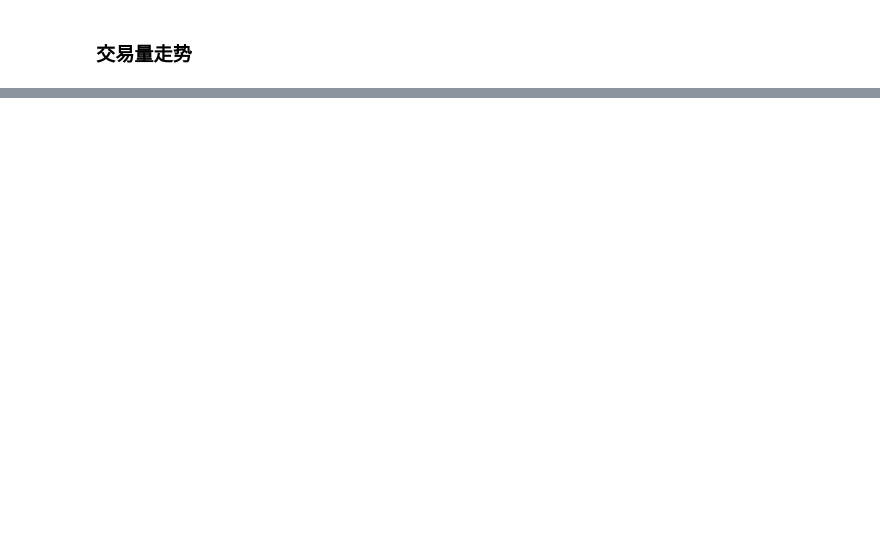
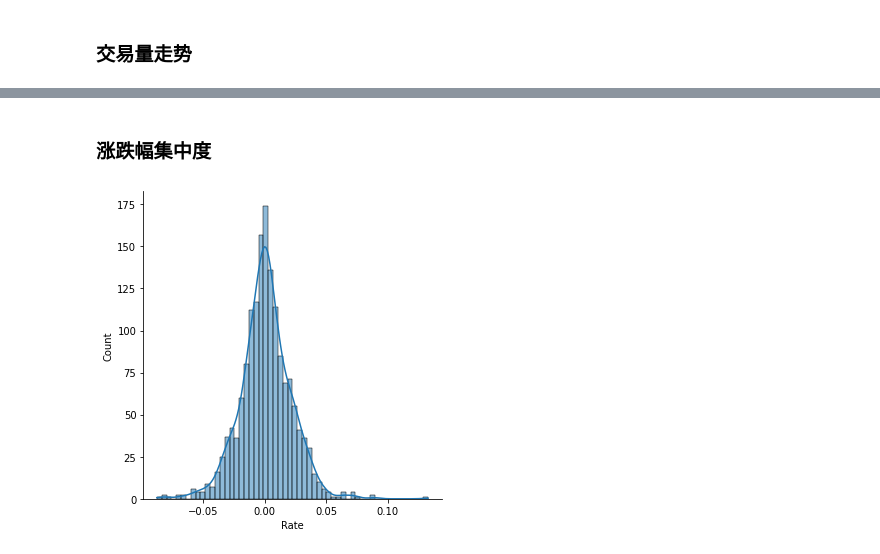
Before and after one commit to yves1012/Iridescent, a Jupyter notebook: Data Analysis/股票市场分析.ipynb, the cells around one changed output, grey strips where cells are left out. Saved outputs shown, nothing was run; the diff lists cells and outputs as text; code cells hidden in the pictures; blank space fills up the shorter version.

```diff
--- a/Data Analysis/股票市场分析.ipynb
+++ b/Data Analysis/股票市场分析.ipynb
@@ -89,0 +105,7 @@ plt.show()
+# %% [markdown]
+### 涨跌幅集中度
+# %%
+sns.displot(alibaba['Rate'], kde=True)
+plt.show()
+# %% [output]
+[figure, added]
```
Also changed, not shown: parts of 6 cells of this notebook.
